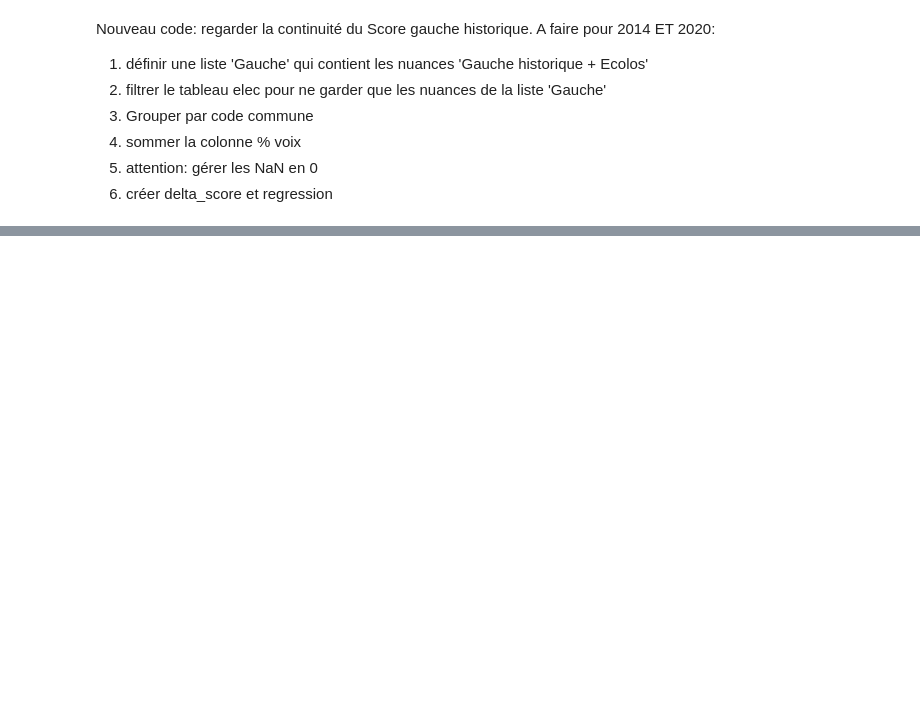
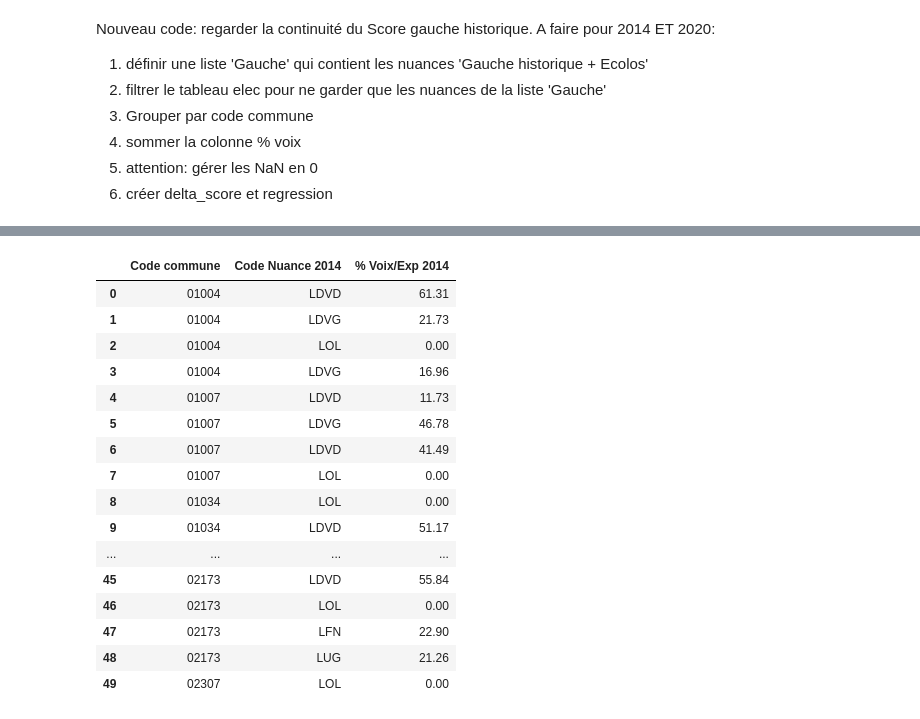
Before and after one commit to romainratajczyk/ENSAE-S1-Python-Project, a Jupyter notebook: analyse/merge code fonctionnel/fusions_data.ipynb, the cells around one changed output, grey strips where cells are left out. Cells and saved outputs as stored; diff of their text form; code cells hidden in the pictures; blank space fills up the shorter version.

Commit message:
data pour regression score

```diff
--- a/analyse/merge code fonctionnel/fusions_data.ipynb
+++ b/analyse/merge code fonctionnel/fusions_data.ipynb
@@ -399,3 +399,17 @@ Nouveau code: regarder la continuité du Score gauche historique.  A faire pour
 4) sommer la colonne % voix
 5) attention: gérer les NaN en 0
 6) créer delta_score et regression
+# %%
+import pandas as pd
+
+df_elec_2014_new = pd.read_csv('/Users/romain/Desktop/Projets DS/Python-project/elec_2014_all.csv', dtype={'Code commune':'str'})
+df_elec_2020_new= pd.read_csv ('/Users/romain/Desktop/Projets DS/Python-project/elec_2020_all.csv', dtype={'Code commune':'str'})
+df_elec_2014_new = df_elec_2014_new[['Code commune', 'Code Nuance', '% Voix/Exp']]
+df_elec_2020_new = df_elec_2020_new[['Code commune', 'Code Nuance', '% Voix/Exp']]
+# %%
+
+df_elec_2014_new = df_elec_2014_new.rename(columns={'% Voix/Exp':'% Voix/Exp 2014', 'Code Nuance':'Code Nuance 2014'})
+
+df_elec_2020_new = df_elec_2020_new.rename(columns={'% Voix/Exp':'% Voix/Exp 2020', 'Code Nuance':'Code Nuance 2020'})
+
+print(df_elec_2014_new.head(50))
@@ -401,0 +449,7 @@ Nouveau code: regarder la continuité du Score gauche historique.  A faire pour
+# %%
+df_lol_2014 = pd.DataFrame({'Code commune': df_elec_2014_new['Code commune'].unique(), 'Code Nuance 2014': 'LOL', '% Voix/Exp 2014': 0.0})
+
+df_lol_2020 = pd.DataFrame({'Code commune': df_elec_2020_new['Code commune'].unique(), 'Code Nuance 2020': 'LOL', '% Voix/Exp 2020': 0.0})
+
+print(df_lol_2014.head())
+print(df_lol_2020.head())
@@ -401,0 +469,6 @@ Nouveau code: regarder la continuité du Score gauche historique.  A faire pour
+# %%
+df_elec_2014_with_lol = pd.concat([df_elec_2014_new, df_lol_2014], ignore_index=True)
+df_elec_2014_with_lol.head(50)
+
+df_elec_2020_with_lol = pd.concat([df_elec_2020_new, df_lol_2020], ignore_index=True)
+df_elec_2020_with_lol.head()
@@ -402 +482,26 @@ Nouveau code: regarder la continuité du Score gauche historique.  A faire pour
+# %%
+#trier par ordre croissant de 'Code commune'
+df_elec_2014_with_lol = df_elec_2014_with_lol.sort_values(by='Code commune').reset_index(drop=True)
+
+
+df_elec_2020_with_lol = df_elec_2020_with_lol.sort_values(by='Code commune').reset_index(drop=True)
+df_elec_2014_with_lol.head(50)
+# %% [output]
+|  | Code commune | Code Nuance 2014 | % Voix/Exp 2014 |
+| 0 | 01004 | LDVD | 61.31 |
+| 1 | 01004 | LDVG | 21.73 |
+| 2 | 01004 | LOL | 0.00 |
+| 3 | 01004 | LDVG | 16.96 |
+| 4 | 01007 | LDVD | 11.73 |
+| 5 | 01007 | LDVG | 46.78 |
+| 6 | 01007 | LDVD | 41.49 |
+| 7 | 01007 | LOL | 0.00 |
+| 8 | 01034 | LOL | 0.00 |
+| 9 | 01034 | LDVD | 51.17 |
+| ... | ... | ... | ... |
+| 45 | 02173 | LDVD | 55.84 |
+| 46 | 02173 | LOL | 0.00 |
+| 47 | 02173 | LFN | 22.90 |
+| 48 | 02173 | LUG | 21.26 |
+| 49 | 02307 | LOL | 0.00 |
 # %%
```
Also changed, not shown: parts of 12 cells of this notebook, 1 other file.
